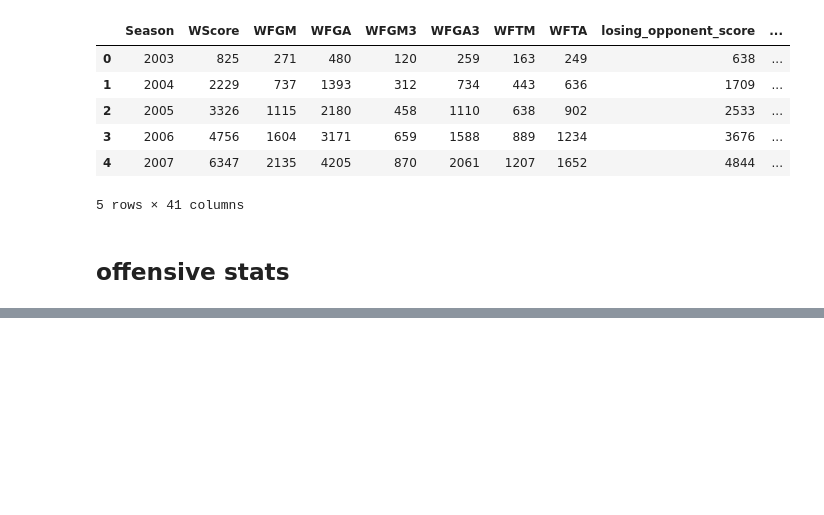
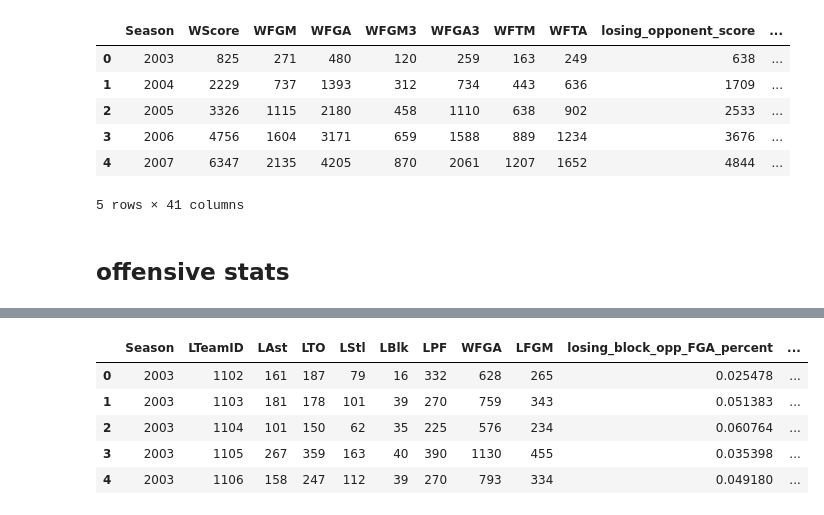
Before and after one commit to shumingpeh/kaggle-ncaa-madness-men, a Jupyter notebook: Intermediate Variables.ipynb, the cells around one changed output, grey strips where cells are left out. Cells and saved outputs as stored; diff of their text form; code cells hidden in the pictures; blank space fills up the shorter version.

```diff
--- a/Intermediate Variables.ipynb
+++ b/Intermediate Variables.ipynb
@@ -414,0 +616,21 @@ pd.read_csv("data/DataFiles/TeamCoaches.csv").head()
+# %%
+bl_sl_topf_losing_teams_score_up_to_2013 = (
+    raw_data_regularseason
+    .pipe(lambda x:x.assign(losing_num_counts=1))
+    .query("Season <= 2013")
+    .groupby(['Season','LTeamID'])
+    .agg({"LAst":"sum","LTO":"sum","LStl":"sum","LBlk":"sum","LPF":"sum","WFGA":"sum","LFGM":"sum"})
+    .reset_index()
+    .pipe(lambda x:x.assign(losing_block_opp_FGA_percent = x.LBlk/x.WFGA))
+    .pipe(lambda x:x.assign(losing_assist_per_fgm = x.LAst/x.LFGM))
+    .pipe(lambda x:x.assign(losing_assist_turnover_ratio = x.LAst/x.LTO))
+)
+
+bl_sl_topf_losing_teams_score_up_to_2013.head()
+# %% [output]
+|  | Season | LTeamID | LAst | LTO | LStl | LBlk | LPF | WFGA | LFGM | losing_block_opp_FGA_percent | ... |
+| 0 | 2003 | 1102 | 161 | 187 | 79 | 16 | 332 | 628 | 265 | 0.025478 | ... |
+| 1 | 2003 | 1103 | 181 | 178 | 101 | 39 | 270 | 759 | 343 | 0.051383 | ... |
+| 2 | 2003 | 1104 | 101 | 150 | 62 | 35 | 225 | 576 | 234 | 0.060764 | ... |
+| 3 | 2003 | 1105 | 267 | 359 | 163 | 40 | 390 | 1130 | 455 | 0.035398 | ... |
+| 4 | 2003 | 1106 | 158 | 247 | 112 | 39 | 270 | 793 | 334 | 0.049180 | ... |
```
Also changed, not shown: parts of 42 cells of this notebook, 2 other files.
